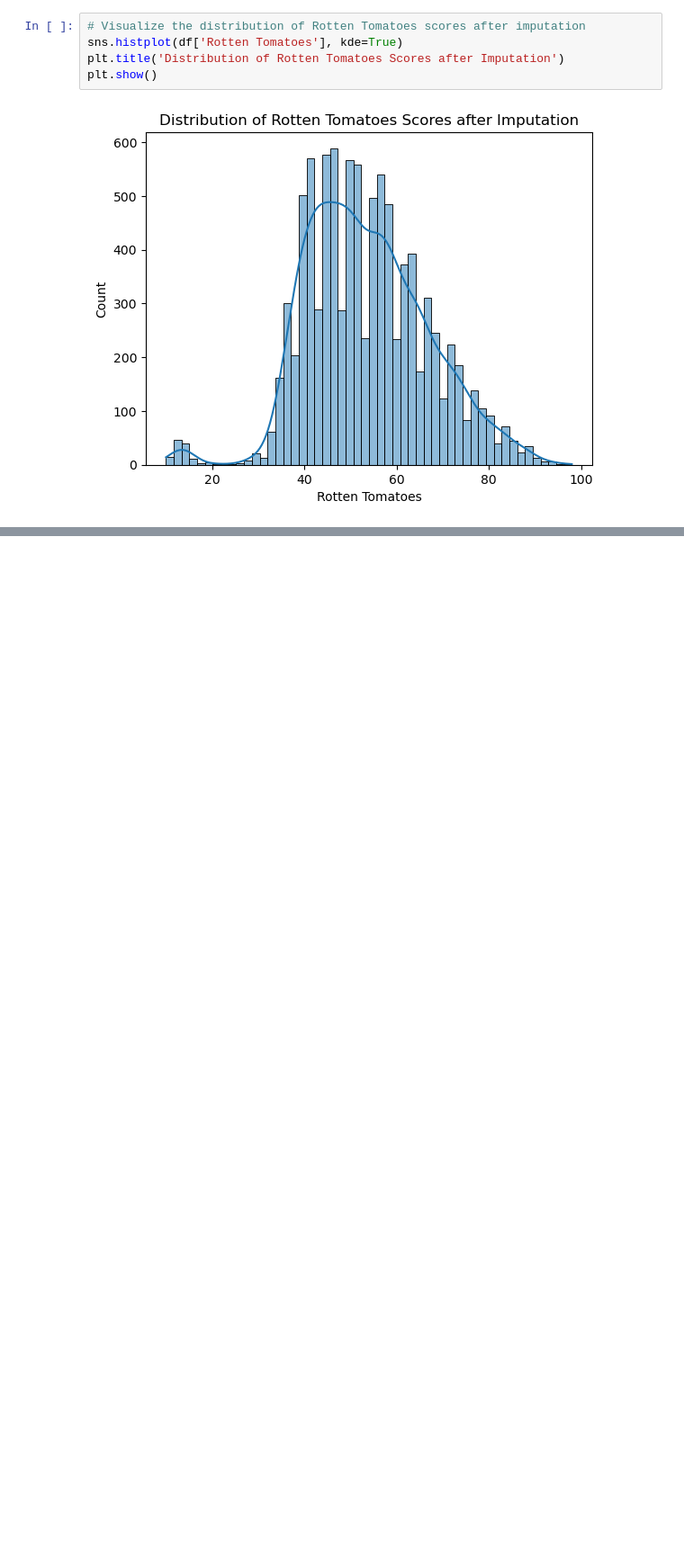
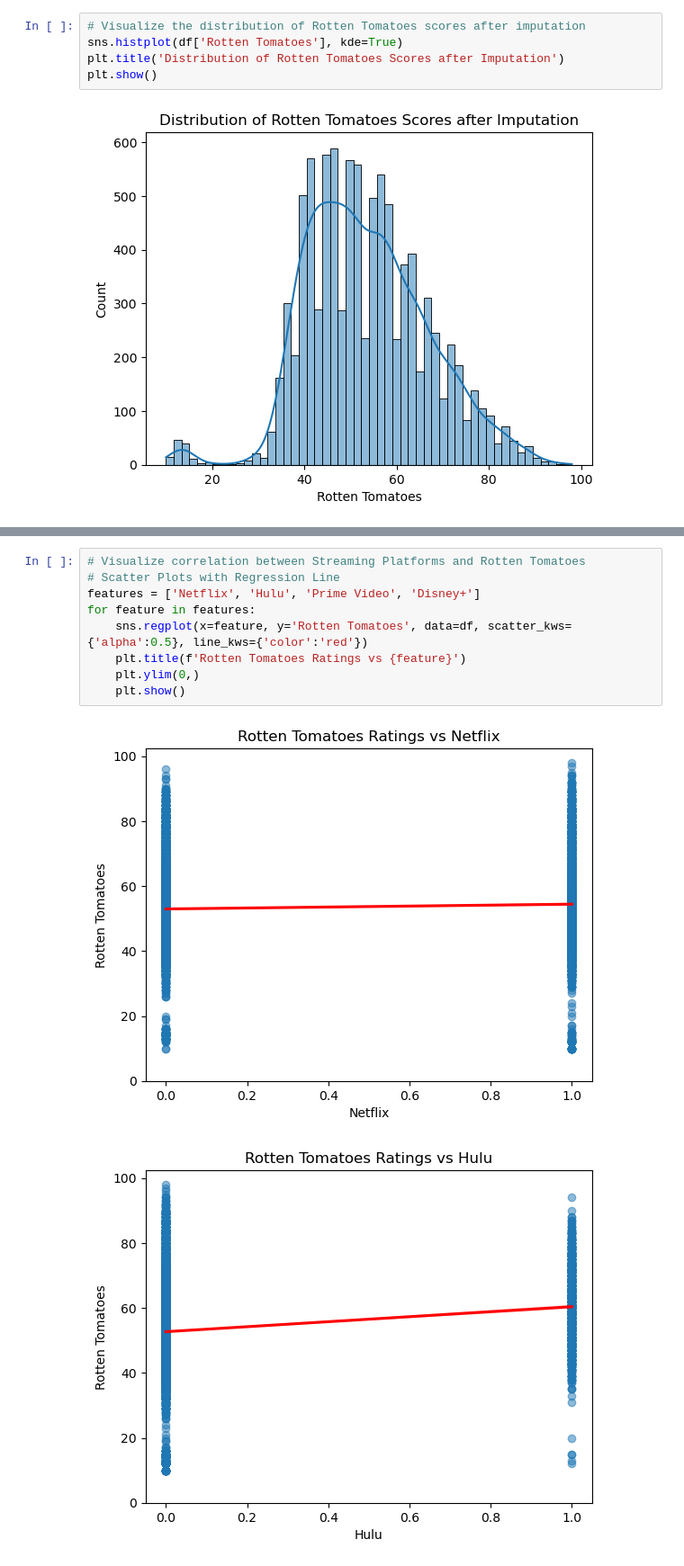
Before and after one commit to larasodjati/Movie_EDA, a Jupyter notebook: Ver2_MoviesOnStreamingPlatform.ipynb, the cells around one changed output, grey strips where cells are left out. Shown: that part at 90% size. Cells and saved outputs as stored; diff of their text form; blank space fills up the shorter version.

```diff
--- a/Ver2_MoviesOnStreamingPlatform.ipynb
+++ b/Ver2_MoviesOnStreamingPlatform.ipynb
@@ -268,0 +285,12 @@ plt.show()
+# %%
+# Visualize correlation between Streaming Platforms and Rotten Tomatoes
+# Scatter Plots with Regression Line
+features = ['Netflix', 'Hulu', 'Prime Video', 'Disney+']
+for feature in features:
+    sns.regplot(x=feature, y='Rotten Tomatoes', data=df, scatter_kws={'alpha':0.5}, line_kws={'color':'red'})
+    plt.title(f'Rotten Tomatoes Ratings vs {feature}')
+    plt.ylim(0,)
+    plt.show()
+# %% [output]
+[figure, added]
+[figure, added]
```
Also changed, not shown: parts of 13 cells of this notebook.
